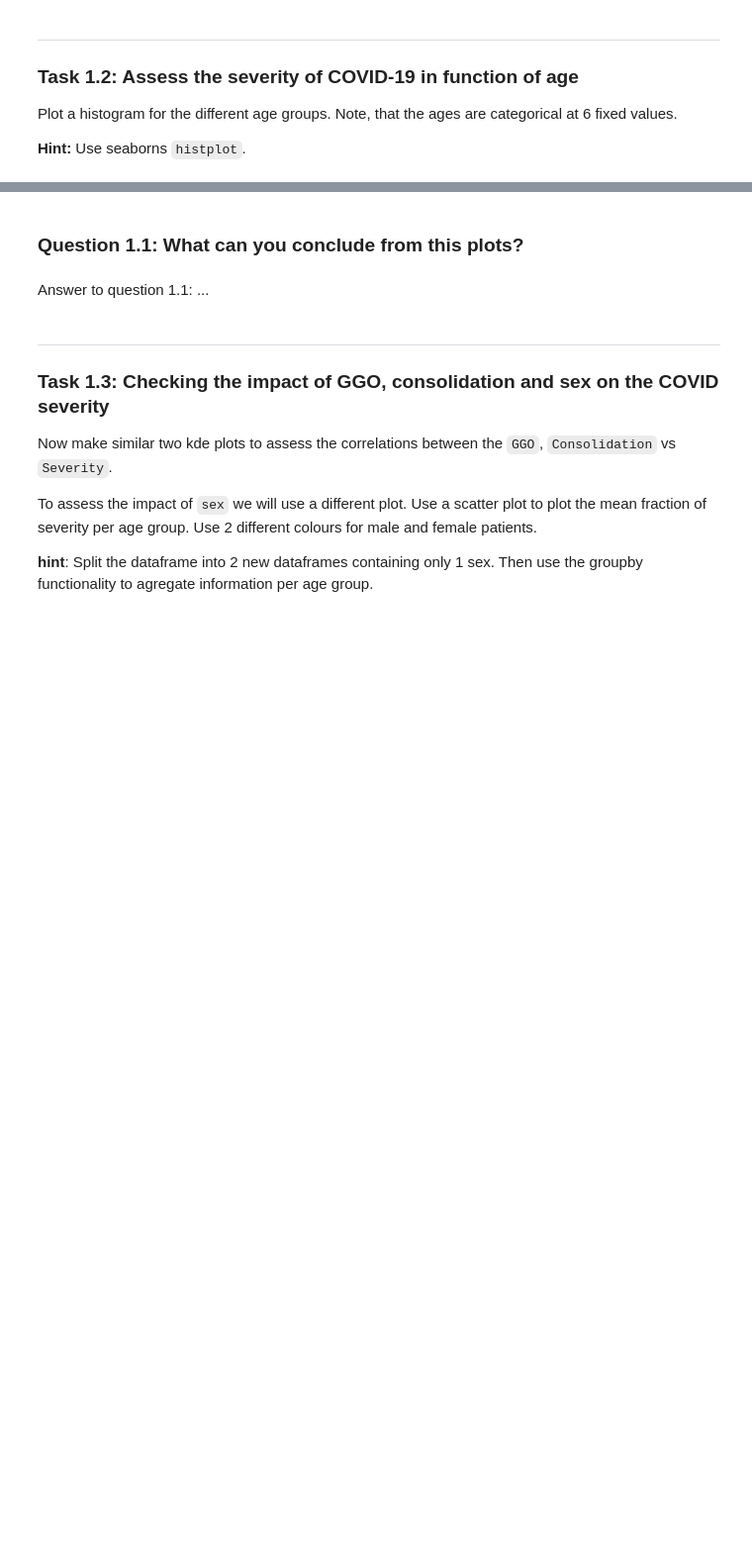
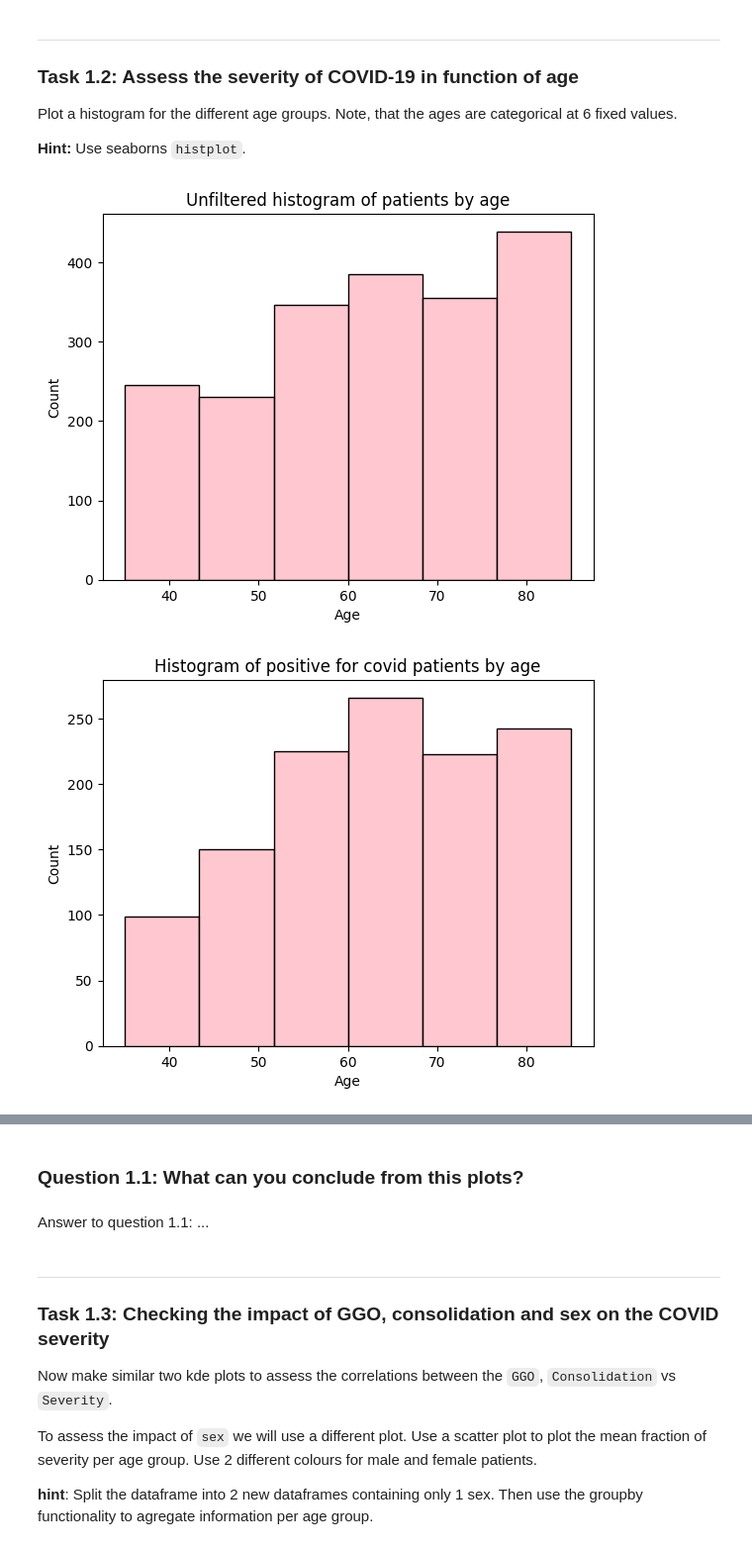
Before and after one commit to cesarz10/Health-Information, a Jupyter notebook: WPO-3/WPO_3_Student.ipynb, the cells around one changed output, grey strips where cells are left out. Shown at 99% size. Drawn from its saved outputs; the diff is of its cells as text; code cells hidden in the pictures; blank space fills up the shorter version.

```diff
--- a/WPO-3/WPO_3_Student.ipynb
+++ b/WPO-3/WPO_3_Student.ipynb
@@ -60,4 +60,10 @@ To further use the dataframe, we need to binarize the `Sex` label. Binarize the
 
 Your final dataframe should be a shape of `(1205, 5)`.
 # %%
-# Your code here
+df = pd.read_csv('COVID_data.csv')
+df.drop(df.loc[:, df.columns.str.contains('Image_size')], axis=1, inplace=True)
+df.drop(df.loc[:, df.columns.str.contains('Spacing')], axis=1, inplace=True)
+df.drop('PatientID', axis=1, inplace=True)
+
+print(f"\ndf shape: {df.shape}")
+df.head()
@@ -69,4 +83,20 @@ Plot a histogram for the different age groups. Note, that the ages are categoric
 
 __Hint:__ Use seaborns `histplot`.
 # %%
-# Your code here
+# with both positive and negative covid
+sns.histplot(data=df, x='Age', color='lightpink', bins=6)
+plt.title("Unfiltered histogram of patients by age")
+plt.show()
+
+# positive for covid result
+sns.histplot(data=df[df['Covid']==1], x='Age', color='lightpink', bins=6)
+plt.title("Histogram of positive for covid patients by age")
+plt.show()
+
+# histogram for every age group
+sns.histplot(data=df, x='Age', hue='Covid', color='lightpink', bins=6)
+plt.title("Histogram by every age group")
+plt.show()
+# %% [output]
+[figure, added]
+[figure, added]
```
Also changed, not shown: parts of 3 cells of this notebook.
